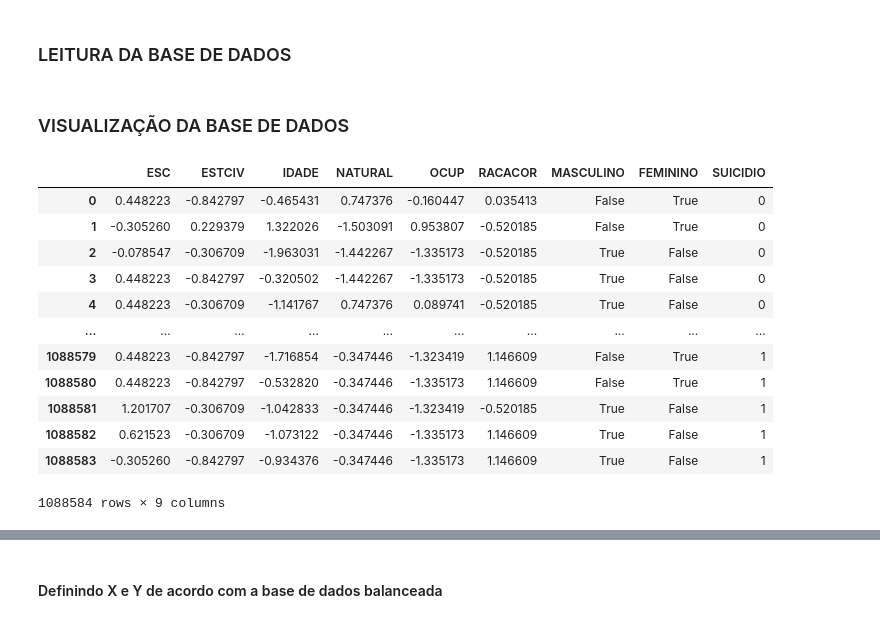
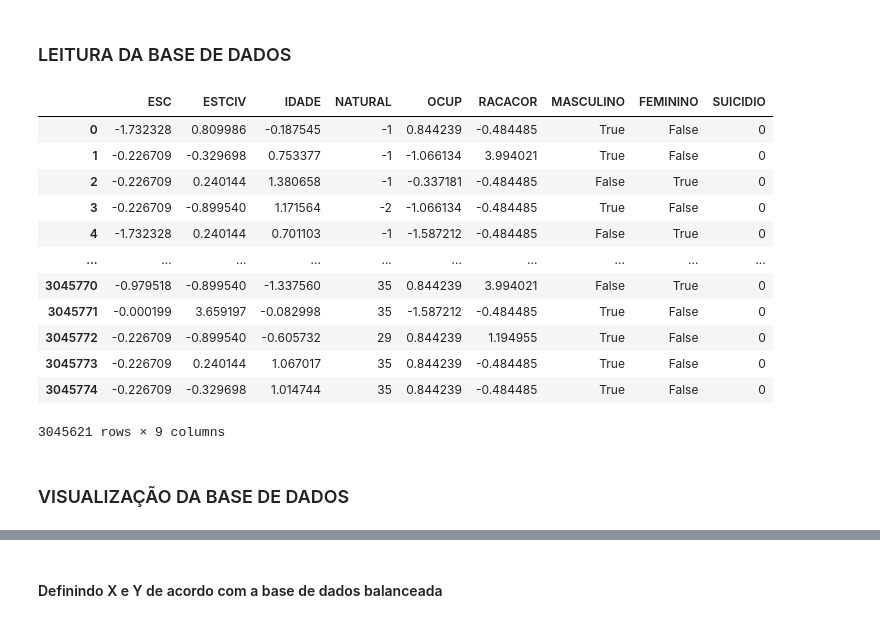
Before and after one commit to dougAlvs/apoio-a-vida, a Jupyter notebook: notebooks/prototype.ipynb, the cells around one changed output, grey strips where cells are left out. Drawn from its saved outputs; the diff is of its cells as text; code cells hidden in the pictures.

```diff
--- a/notebooks/prototype.ipynb
+++ b/notebooks/prototype.ipynb
@@ -19,18 +17,23 @@ full_df = pd.read_parquet('../data/processed/prototype3.parquet')
+# %%
+df = pd.read_parquet('../data/processed/sim_2006_2017_pre_processed.parquet')
+suicidio_0 = df[df['SUICIDIO'] == 0]
+suicidio_1 = df[df['SUICIDIO'] == 1]
+suicidio_0_sample = suicidio_0.sample(n=len(suicidio_1)*5, replace=False)
+balanced_df = pd.concat([suicidio_0_sample, suicidio_1], ignore_index=True).reset_index(drop=True)
+df
+# %% [output]
+|  | ESC | ESTCIV | IDADE | NATURAL | OCUP | RACACOR | MASCULINO | FEMININO | SUICIDIO |
+| 0 | -1.732328 | 0.809986 | -0.187545 | -1 | 0.844239 | -0.484485 | True | False | 0 |
+| 1 | -0.226709 | -0.329698 | 0.753377 | -1 | -1.066134 | 3.994021 | True | False | 0 |
+| 2 | -0.226709 | 0.240144 | 1.380658 | -1 | -0.337181 | -0.484485 | False | True | 0 |
+| 3 | -0.226709 | -0.899540 | 1.171564 | -2 | -1.066134 | -0.484485 | True | False | 0 |
+| 4 | -1.732328 | 0.240144 | 0.701103 | -1 | -1.587212 | -0.484485 | False | True | 0 |
+| ... | ... | ... | ... | ... | ... | ... | ... | ... | ... |
+| 3045770 | -0.979518 | -0.899540 | -1.337560 | 35 | 0.844239 | 3.994021 | False | True | 0 |
+| 3045771 | -0.000199 | 3.659197 | -0.082998 | 35 | -1.587212 | -0.484485 | True | False | 0 |
+| 3045772 | -0.226709 | -0.899540 | -0.605732 | 29 | 0.844239 | 1.194955 | True | False | 0 |
+| 3045773 | -0.226709 | 0.240144 | 1.067017 | 35 | 0.844239 | -0.484485 | True | False | 0 |
+| 3045774 | -0.226709 | -0.329698 | 1.014744 | 35 | 0.844239 | -0.484485 | True | False | 0 |
+3045621 rows × 9 columns
 # %% [markdown]
 ### VISUALIZAÇÃO DA BASE DE DADOS
-# %%
-full_df
-# %% [output]
-|  | ESC | ESTCIV | IDADE | NATURAL | OCUP | RACACOR | MASCULINO | FEMININO | SUICIDIO |
-| 0 | 0.448223 | -0.842797 | -0.465431 | 0.747376 | -0.160447 | 0.035413 | False | True | 0 |
-| 1 | -0.305260 | 0.229379 | 1.322026 | -1.503091 | 0.953807 | -0.520185 | False | True | 0 |
-| 2 | -0.078547 | -0.306709 | -1.963031 | -1.442267 | -1.335173 | -0.520185 | True | False | 0 |
-| 3 | 0.448223 | -0.842797 | -0.320502 | -1.442267 | -1.335173 | -0.520185 | True | False | 0 |
-| 4 | 0.448223 | -0.306709 | -1.141767 | 0.747376 | 0.089741 | -0.520185 | True | False | 0 |
-| ... | ... | ... | ... | ... | ... | ... | ... | ... | ... |
-| 1088579 | 0.448223 | -0.842797 | -1.716854 | -0.347446 | -1.323419 | 1.146609 | False | True | 1 |
-| 1088580 | 0.448223 | -0.842797 | -0.532820 | -0.347446 | -1.335173 | 1.146609 | False | True | 1 |
-| 1088581 | 1.201707 | -0.306709 | -1.042833 | -0.347446 | -1.323419 | -0.520185 | True | False | 1 |
-| 1088582 | 0.621523 | -0.306709 | -1.073122 | -0.347446 | -1.335173 | 1.146609 | True | False | 1 |
-| 1088583 | -0.305260 | -0.842797 | -0.934376 | -0.347446 | -1.335173 | 1.146609 | True | False | 1 |
-1088584 rows × 9 columns
```
Also changed, not shown: parts of 10 cells of this notebook.
